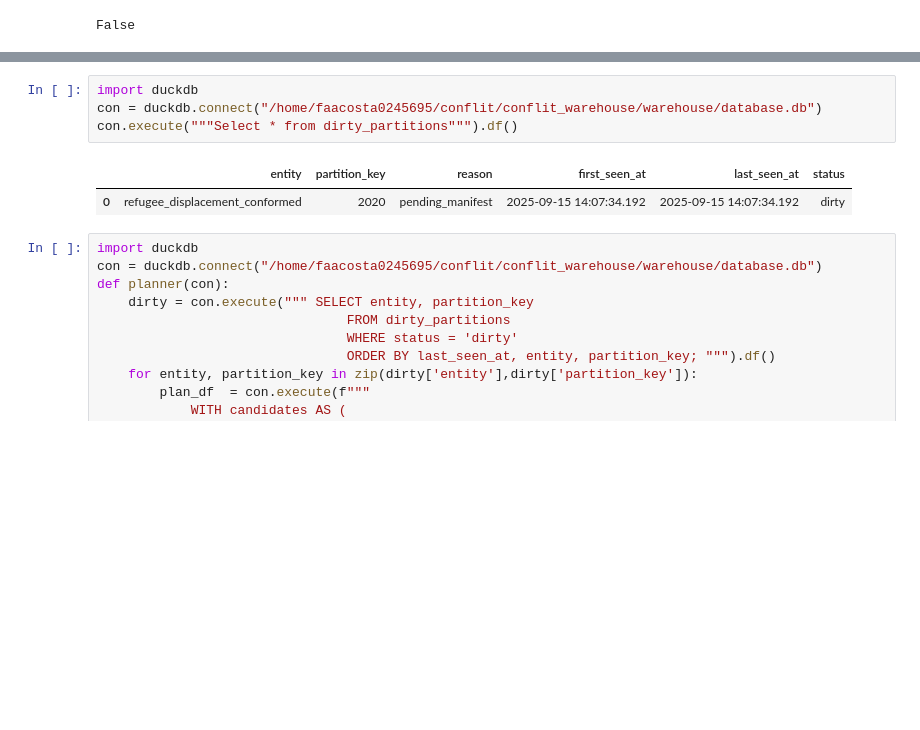
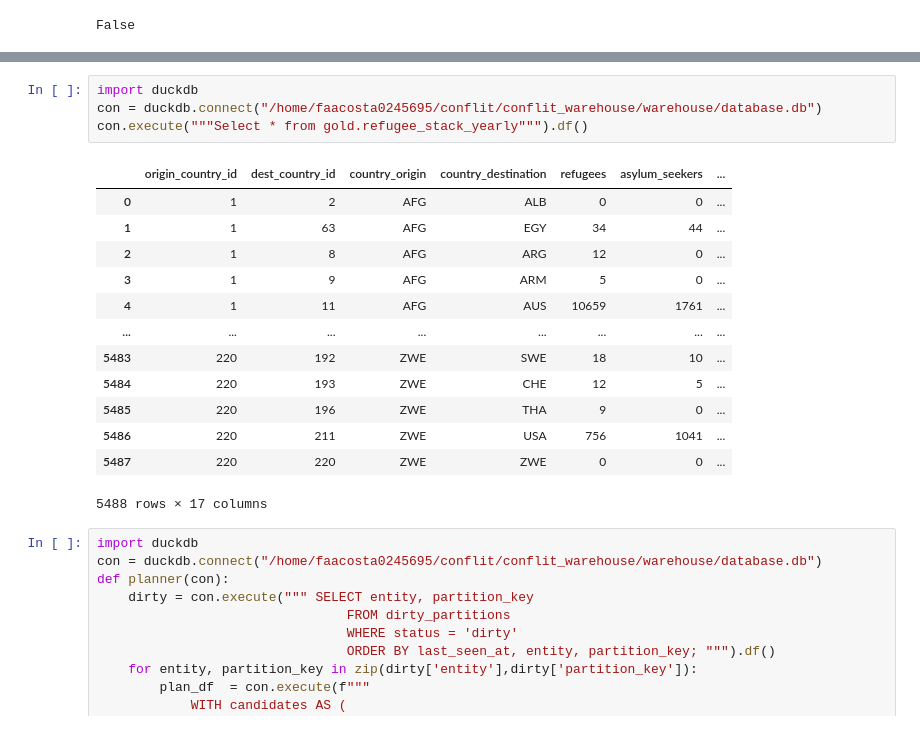
Before and after one commit to Costinha66/conflit_warehouse, a Jupyter notebook: notebooks/exploration.ipynb, the cells around one changed output, grey strips where cells are left out. Drawn from its saved outputs; the diff is of its cells as text; blank space fills up the shorter version.

Commit message:
Gold layer

```diff
--- a/notebooks/exploration.ipynb
+++ b/notebooks/exploration.ipynb
@@ -83,10 +85,21 @@ False
 # %%
 import duckdb
 con = duckdb.connect("/home/faacosta0245695/conflit/conflit_warehouse/warehouse/database.db")
-con.execute("""Select * from dirty_partitions""").df()
+con.execute("""Select * from gold.refugee_stack_yearly""").df()
 # %% [output]
-|  | entity | partition_key | reason | first_seen_at | last_seen_at | status |
-| 0 | refugee_displacement_conformed | 2020 | pending_manifest | 2025-09-15 14:07:34.192 | 2025-09-15 14:07:34.192 | dirty |
+|  | origin_country_id | dest_country_id | country_origin | country_destination | refugees | asylum_seekers | ... |
+| 0 | 1 | 2 | AFG | ALB | 0 | 0 | ... |
+| 1 | 1 | 63 | AFG | EGY | 34 | 44 | ... |
+| 2 | 1 | 8 | AFG | ARG | 12 | 0 | ... |
+| 3 | 1 | 9 | AFG | ARM | 5 | 0 | ... |
+| 4 | 1 | 11 | AFG | AUS | 10659 | 1761 | ... |
+| ... | ... | ... | ... | ... | ... | ... | ... |
+| 5483 | 220 | 192 | ZWE | SWE | 18 | 10 | ... |
+| 5484 | 220 | 193 | ZWE | CHE | 12 | 5 | ... |
+| 5485 | 220 | 196 | ZWE | THA | 9 | 0 | ... |
+| 5486 | 220 | 211 | ZWE | USA | 756 | 1041 | ... |
+| 5487 | 220 | 220 | ZWE | ZWE | 0 | 0 | ... |
+5488 rows × 17 columns
 # %%
 import duckdb
 con = duckdb.connect("/home/faacosta0245695/conflit/conflit_warehouse/warehouse/database.db")
```
Also changed, not shown: parts of 3 cells of this notebook, 27 other files.
